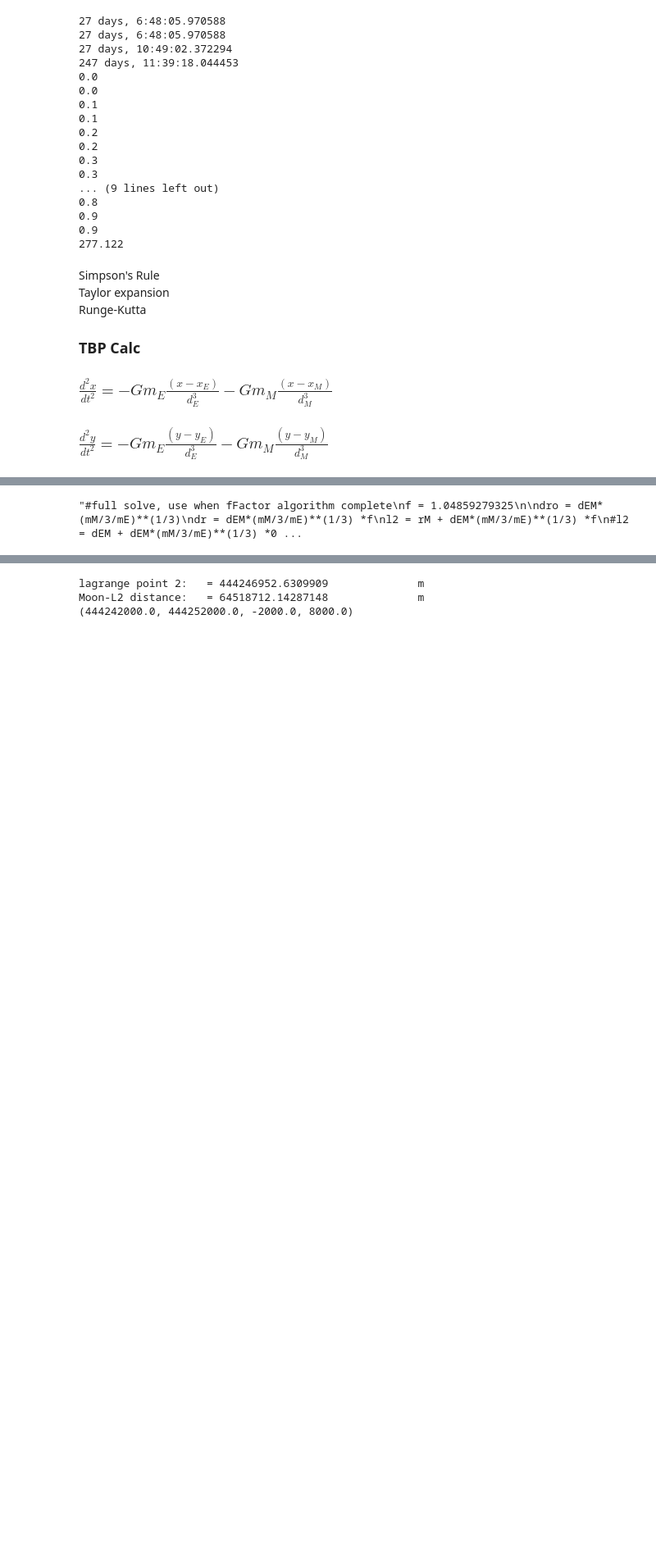
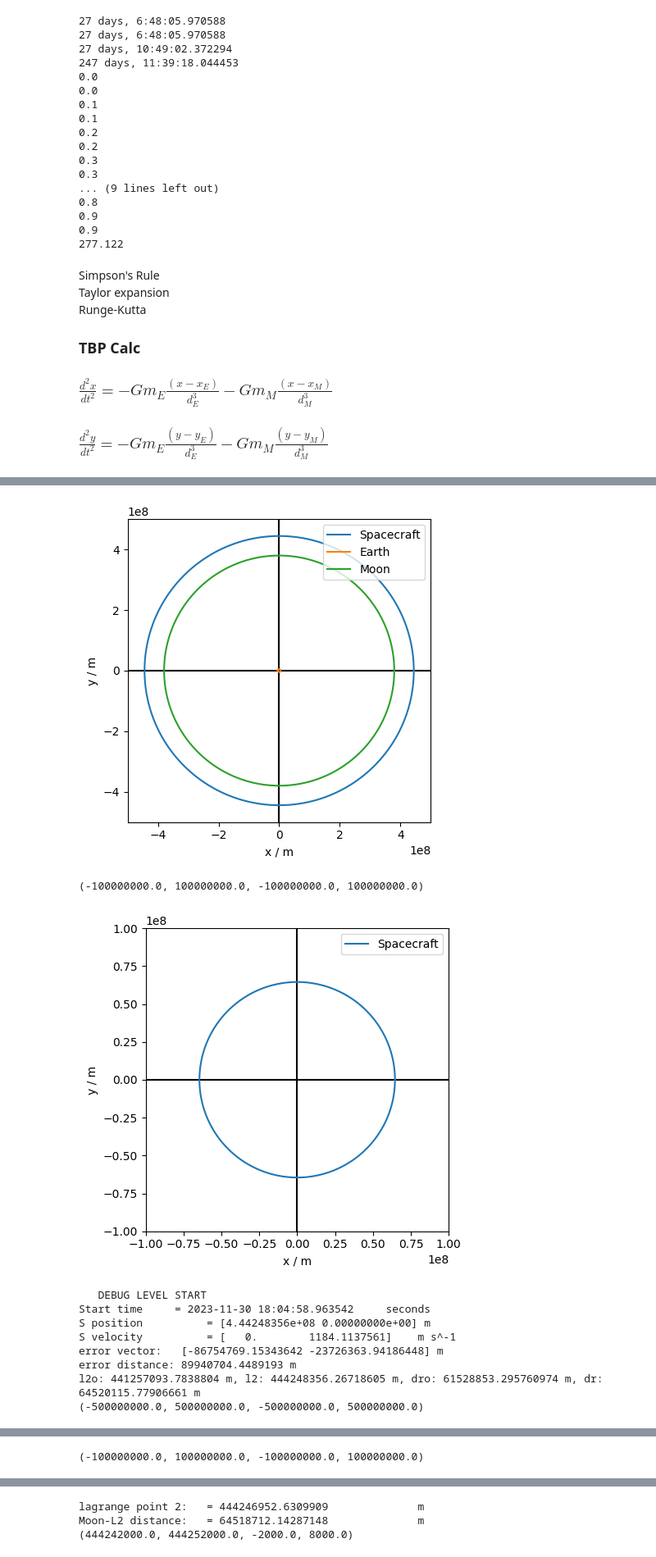
Before and after one commit to HalconDorado/CPr-3BodyProblem, a Jupyter notebook: test zone.ipynb, the cells around one changed output, grey strips where cells are left out. Shown at 82% size. Cells and saved outputs as stored; diff of their text form; code cells hidden in the pictures; blank space fills up the shorter version.

Commit message:
23-11-30 (2) Bransden room - Fixed discrepancy in simulations of equal timestep but differing integration periods

```diff
--- a/test zone.ipynb
+++ b/test zone.ipynb
@@ -216,7 +216,7 @@ def TaylorODEsolve3BP(mode, t_0, t_f, dt, limits=[0,0]):
             Spos = iniSpos
             Svel = iniSvel
             steps = int((t_f - t_0) / dt)
-            tList = np.linspace(t_0, t_f, steps + 1)
+            tList = np.arange(t_0, t_f, dt)
             SposList = np.zeros((steps + 1, 2))
             EposList = np.zeros((steps + 1, 2))
             MposList = np.zeros((steps + 1, 2))
@@ -251,7 +251,7 @@ def TaylorODEsolve3BP(mode, t_0, t_f, dt, limits=[0,0]):
             Spos = iniSpos
             Svel = iniSvel
             steps = int((t_f - t_0) / dt)
-            tList = np.linspace(t_0, t_f, steps + 1)
+            tList = np.arange(t_0, t_f, dt)
             SposList = np.zeros((steps + 1, 2))
             EposList = np.zeros((steps + 1, 2))
             MposList = np.zeros((steps + 1, 2))
@@ -300,13 +300,13 @@ def TaylorODEsolve3BP(mode, t_0, t_f, dt, limits=[0,0]):
             return SposList, MposList, EposList, tList, move, steps
 
 
-def RK4ODEsolve3BP(mode, t_0, t_f, dt, limits=[0,0]): #t_0: time initial [seconds], t_f: time final [seconds], dt: time step
+def RK4ODEsolve3BP(mode, t_0, t_f, dt, limits=[0,0], progress=True): #t_0: time initial [seconds], t_f: time final [seconds], dt: time step
     match mode:
         case 'solve':
             Spos = iniSpos
             Svel = iniSvel
             steps = int((t_f - t_0) / dt)
-            tList = np.linspace(t_0, t_f, steps + 1)
+            tList = np.arange(t_0, t_f, dt)
             SposList = np.zeros((steps + 1, 2))
             EposList = np.zeros((steps + 1, 2))
             MposList = np.zeros((steps + 1, 2))
@@ -327,10 +327,14 @@ def RK4ODEsolve3BP(mode, t_0, t_f, dt, limits=[0,0]): #t_0: time initial [second
                 v3 = Svel + dt * w2
                 w3 = d2t_r(t + dt, *u3)
 
-                if i% (int(steps/10)) == 0:
-                    n = round(i / steps, 2) * 100
-                    printAlligned('{}%'.format(n), Spos,'m')
-                    printAlligned('{}%'.format(n), Svel,'m s^-1')
+                match progress:
+                    case True:
+                        if i% (int(steps/10)) == 0:
+                            n = round(i / steps, 2) * 100
+                            printAlligned('{}%'.format(n), Spos,'m')
+                            printAlligned('{}%'.format(n), Svel,'m s^-1')
+                    case False:
+                        pass
 
                 Spos = Spos + dt * (Svel + 2*v1 + 2*v2 + v3) / 6
                 Svel = Svel + dt * (w0 + 2*w1 + 2*w2 + w3) / 6
@@ -351,7 +355,7 @@ def RK4ODEsolve3BP(mode, t_0, t_f, dt, limits=[0,0]): #t_0: time initial [second
             Spos = iniSpos
             Svel = iniSvel
             steps = int((t_f - t_0) / dt)
-            tList = np.linspace(t_0, t_f, steps + 1)
+            tList = np.arange(t_0, t_f, dt)
             SposList = np.zeros((steps + 1, 2))
             EposList = np.zeros((steps + 1, 2))
             MposList = np.zeros((steps + 1, 2))
@@ -431,12 +435,10 @@ def plot(data=None,label='',mode='plot', plotLims=[-5e8,5e8,-5e8,5e8]):
 
 def findFFactor(mode, fGuess, dPlaces, tolerance = 1e6, t_f = PeriodEM):
     fGuessStr = str(fGuess)
-    print('.' in fGuessStr)
+    print('guess: {}'.format('.' in fGuessStr))
     if ('.' in fGuessStr):
-        print('triggered')
         dPlace = len(fGuessStr.split('.')[1])
     else:
-        print('not triggered')
         dPlace = 0
     f = fGuess
     fo = f
@@ -509,11 +511,13 @@ def findFFactor(mode, fGuess, dPlaces, tolerance = 1e6, t_f = PeriodEM):
     return f, n, flist
 
 
-
+'''FFactor testing
 f = 1.04859279325
 
 initialize('constants')
 findFFactor(1.04859, 10)
+'''
+
 
 '''limit mode testing
 out = RK4ODEsolve3BP('limits', 0, PeriodEM, 100, limits=[l2 - 1e6,l2 + 1e6])
@@ -567,10 +571,11 @@ plt.xlabel('x / m')
 plt.ylabel('y / m')
 plot(data=SLunCoordPos, label='Spacecraft')
 plot(mode='show')
+'''
 
 
-
-f = 1.04859279325
+#f = 1.04859279325
+f  = 1.0486156059
 
 dro = dEM*(mM/3/mE)**(1/3)
 dr = dEM*(mM/3/mE)**(1/3) *f
@@ -580,7 +585,7 @@ l2vel = 2*np.pi * l2 / PeriodEM
 
 initialize('constants')
 initialize('inputs',inSpos=[l2,0],inSvel=[0, l2vel])
-SposList, MposList, EposList, tList = RK4ODEsolve3BP('solve', 0, PeriodEM, 100)
+SposList, MposList, EposList, tList = RK4ODEsolve3BP('solve', 0, PeriodEM, 100, progress=False)
 print('l2o: {} m, l2: {} m, dro: {} m, dr: {} m'.format(l2o, l2,dro, dr))
 plot(mode='axes')
 plt.xlabel('x / m')
@@ -596,5 +601,23 @@ plt.xlabel('x / m')
 plt.ylabel('y / m')
 plot(data=SLunCoordPos, label='Spacecraft')
 plot(mode='show')
-'''
+
+initialize('constants')
+initialize('inputs',inSpos=[l2,0],inSvel=[0, l2vel])
+SposList, MposList, EposList, tList = RK4ODEsolve3BP('solve', 0, 2*PeriodEM, 100, progress=False)
+print('l2o: {} m, l2: {} m, dro: {} m, dr: {} m'.format(l2o, l2,dro, dr))
+plot(mode='axes')
+plt.xlabel('x / m')
+plt.ylabel('y / m')
+plot(data=SposList,label='Spacecraft')
+plot(data=EposList,label='Earth')
+plot(data=MposList,label='Moon')
+plot(mode='show')
+SLunCoordPos = SposList - MposList
+ELunCoordPos = EposList - MposList
+plot(mode='axes',plotLims=[-1e8,1e8,-1e8,1e8])
+plt.xlabel('x / m')
+plt.ylabel('y / m')
+plot(data=SLunCoordPos, label='Spacecraft')
+plot(mode='show')
 # %% [output]
@@ -621 +632,11 @@ f=1.0485928 in 15 steps
+[figure, added]
-"#full solve, use when fFactor algorithm complete\nf = 1.04859279325\n\ndro = dEM*(mM/3/mE)**(1/3)\ndr = dEM*(mM/3/mE)**(1/3) *f\nl2 = rM + dEM*(mM/3/mE)**(1/3) *f\n#l2 = dEM + dEM*(mM/3/mE)**(1/3) *0 ...
+(-100000000.0, 100000000.0, -100000000.0, 100000000.0)
+[figure, added]
+   DEBUG LEVEL START
+Start time     = 2023-11-30 18:04:58.963542     seconds
+S position          = [4.44248356e+08 0.00000000e+00] m
+S velocity          = [   0.        1184.1137561]    m s^-1
+error vector:   [-86754769.15343642 -23726363.94186448] m
+error distance: 89940704.4489193 m
+l2o: 441257093.7838804 m, l2: 444248356.26718605 m, dro: 61528853.295760974 m, dr: 64520115.77906661 m
+(-500000000.0, 500000000.0, -500000000.0, 500000000.0)
@@ -621,0 +644 @@ f=1.0485928 in 15 steps
+(-100000000.0, 100000000.0, -100000000.0, 100000000.0)
```
Also changed, not shown: parts of 4 cells of this notebook.
